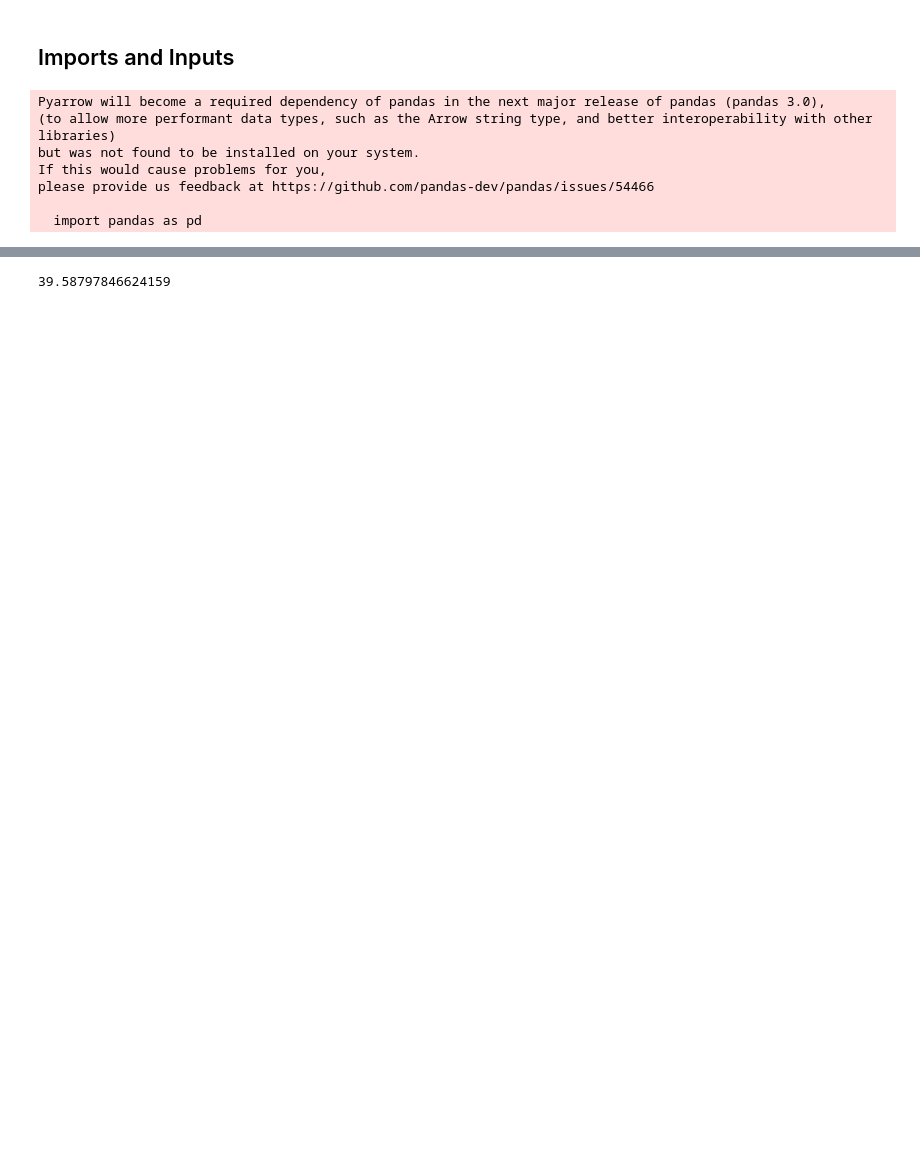
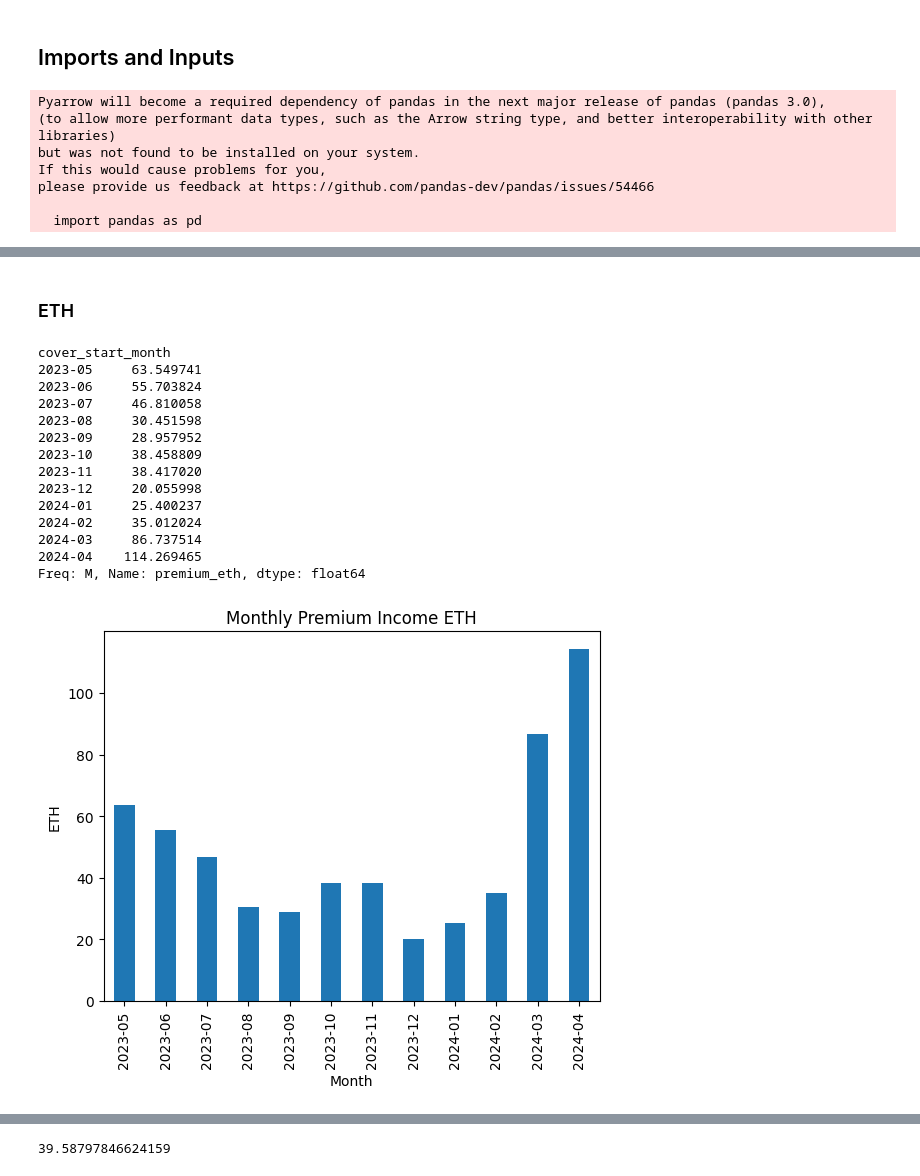
Before and after one commit to rmelbardis/InvestmentMonitoring, a Jupyter notebook: GrowthMonitoring.ipynb, the cells around one changed output, grey strips where cells are left out. Cells and saved outputs as stored; diff of their text form; code cells hidden in the pictures; blank space fills up the shorter version.

```diff
--- a/GrowthMonitoring.ipynb
+++ b/GrowthMonitoring.ipynb
@@ -110,0 +83,22 @@ Name: premium_native, Length: 116, dtype: float64
+# %% [markdown]
+### ETH
+# %%
+monthly_cover_fees_eth = df_covers_sold_last_year.groupby(by='cover_start_month')['premium_eth'].sum()
+display(monthly_cover_fees_eth)
+monthly_cover_fees_eth.plot(kind='bar', ylabel='ETH', xlabel='Month', title='Monthly Premium Income ETH');
+# %% [output]
+cover_start_month
+2023-05     63.549741
+2023-06     55.703824
+2023-07     46.810058
+2023-08     30.451598
+2023-09     28.957952
+2023-10     38.458809
+2023-11     38.417020
+2023-12     20.055998
+2024-01     25.400237
+2024-02     35.012024
+2024-03     86.737514
+2024-04    114.269465
+Freq: M, Name: premium_eth, dtype: float64
+[figure, added]
```
Also changed, not shown: parts of 16 cells of this notebook.
